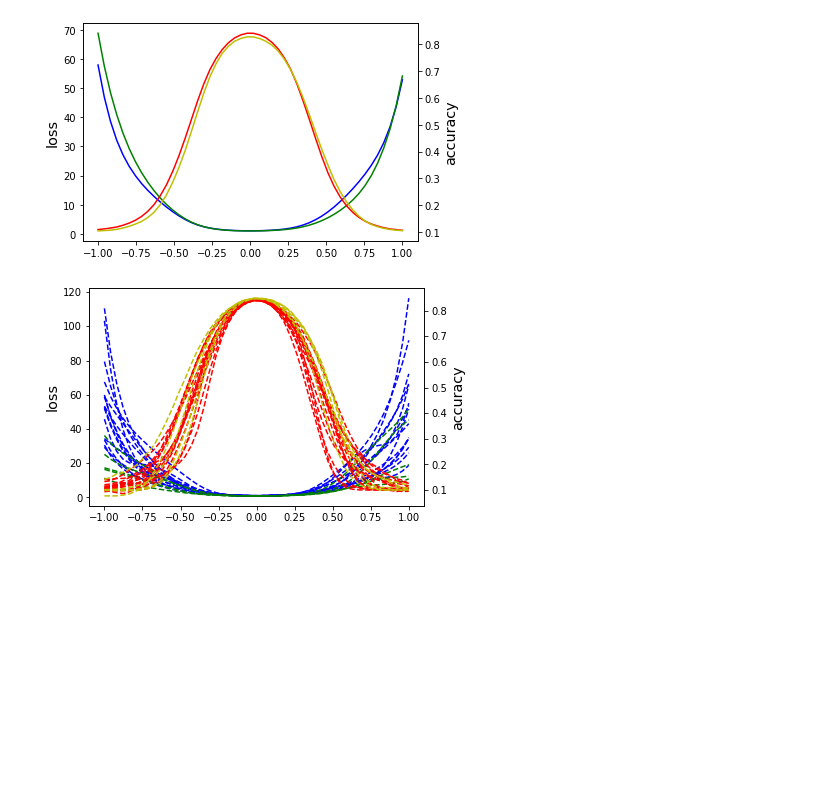
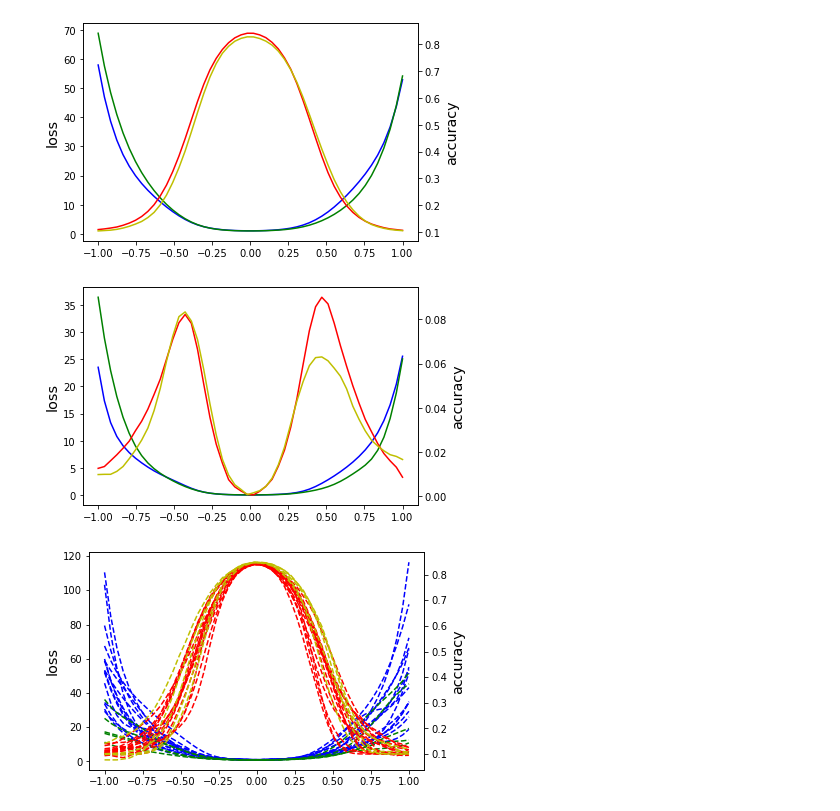
Before and after one commit to ali-mohammadi-scrc/ML_Lab, a Jupyter notebook: loss_landscape_example.ipynb, the cells around one changed output. Drawn from its saved outputs; the diff is of its cells as text; code cells hidden in the pictures; blank space fills up the shorter version.

```diff
--- a/loss_landscape_example.ipynb
+++ b/loss_landscape_example.ipynb
@@ -73,3 +88,15 @@ plt.show()
+# %%
+steps = np.load('saved_pickles/steps_-1_1_50.npy', allow_pickle=True)
+unbiased_evals = np.load('saved_pickles/unbiased_evals_15_-1_1_50.npy', allow_pickle=True)
+biased_evals = np.load('saved_pickles/size_biased_cat_E60_evals_15_-1_1_50.npy', allow_pickle=True)
+unbiased_no_skip_evals = np.load('saved_pickles/unbiased_no_skip_evals_5_-1_1_50.npy', allow_pickle=True)
+
+mean_biased_evals = np.mean(biased_evals, 0)
+mean_unbiased_evals = np.mean(unbiased_evals, 0)
+mean_unbiased_no_skip_evals = np.mean(unbiased_no_skip_evals, 0)
+std_biased_evals = np.std(biased_evals, 0)
+std_unbiased_evals = np.std(unbiased_evals, 0)
+std_unbiased_no_skip_evals = np.std(unbiased_no_skip_evals, 0)
 # %%
 fig, ax_loss = plt.subplots()
 ax_acc = ax_loss.twinx()
@@ -94,6 +121,18 @@ ax_acc.set_ylabel('accuracy', size="x-large")
 plt.show()
 # %% [output]
 [figure]
+# %%
+fig, ax_loss = plt.subplots()
+ax_acc = ax_loss.twinx()
+plt_axes=(ax_loss, ax_acc)
+
+plot_loss_val(steps=steps, trials_evals=[std_unbiased_evals], plt_axes=plt_axes, linestyle='-')
+plot_loss_val(steps=steps, trials_evals=[std_biased_evals], plt_axes=plt_axes, plt_colors=('g', 'y'), linestyle='-')
+ax_loss.set_ylabel('loss', size="x-large")
+ax_acc.set_ylabel('accuracy', size="x-large")
+plt.show()
+# %% [output]
+[figure, added]
 # %%
 fig, ax_loss = plt.subplots()
 ax_acc = ax_loss.twinx()
```
Also changed, not shown: parts of 3 cells of this notebook.
